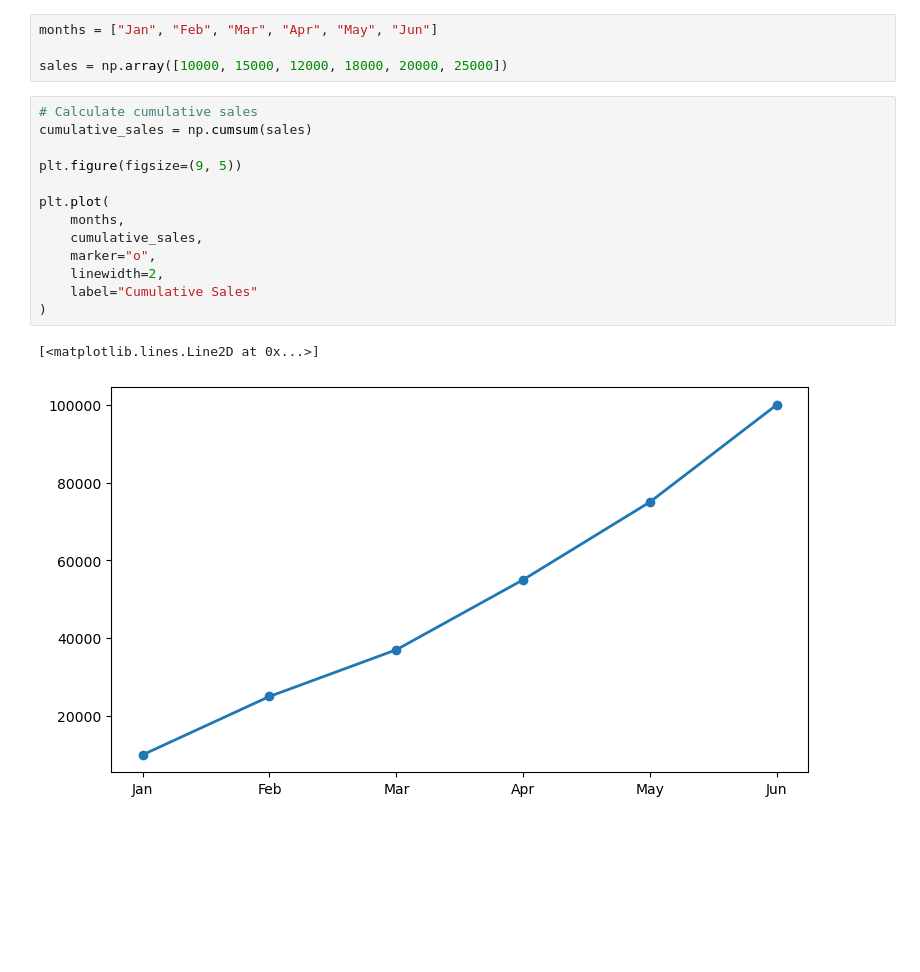
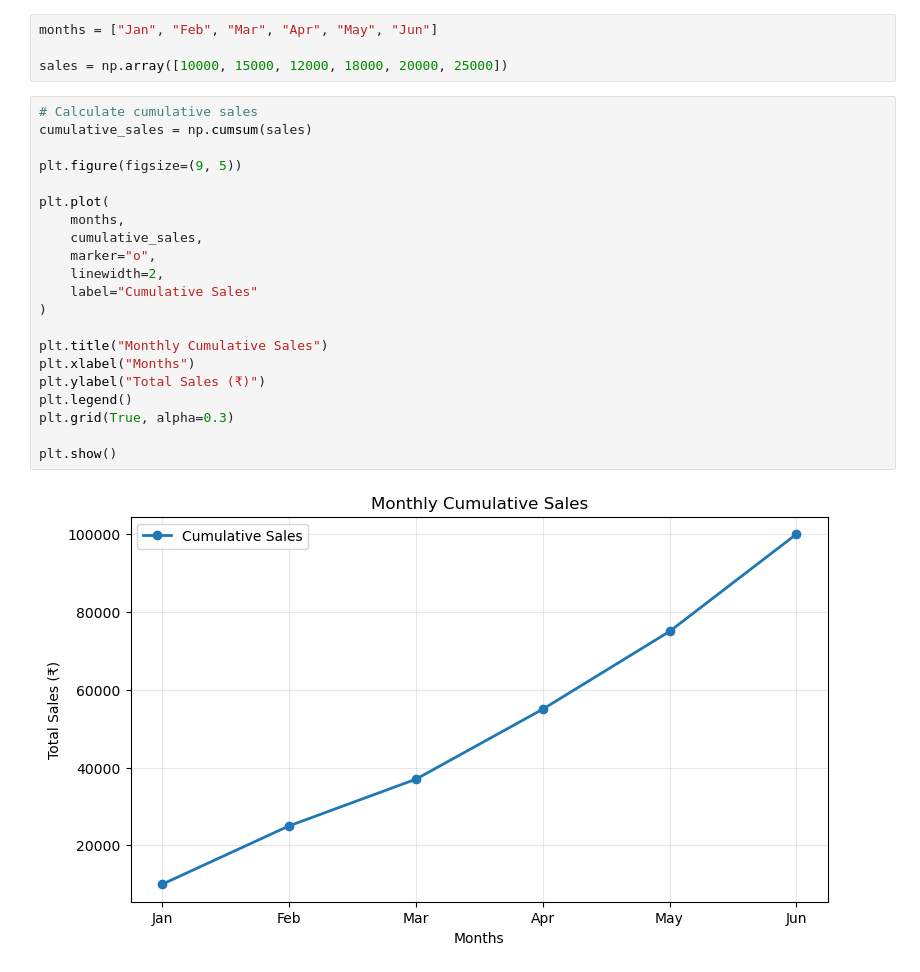
Before and after one commit to mdsohailalam0805-collab/Matplotlib-journey, a Jupyter notebook: practice/Monthly Sales Analysis (Cumulative Sum).ipynb, the cells around one changed output. Drawn from its saved outputs; the diff is of its cells as text; blank space fills up the shorter version.

```diff
--- a/practice/Monthly Sales Analysis (Cumulative Sum).ipynb
+++ b/practice/Monthly Sales Analysis (Cumulative Sum).ipynb
@@ -8,16 +8,23 @@ sales = np.array([10000, 15000, 12000, 18000, 20000, 25000])
 # %%
 # Calculate cumulative sales
 cumulative_sales = np.cumsum(sales)
 
 plt.figure(figsize=(9, 5))
 
 plt.plot(
     months,
     cumulative_sales,
     marker="o",
     linewidth=2,
     label="Cumulative Sales"
 )
+
+plt.title("Monthly Cumulative Sales")
+plt.xlabel("Months")
+plt.ylabel("Total Sales (₹)")
+plt.legend()
+plt.grid(True, alpha=0.3)
+
+plt.show()
 # %% [output]
-[<matplotlib.lines.Line2D at 0x...>]
-[figure, old version]
+[figure, new version]
```
